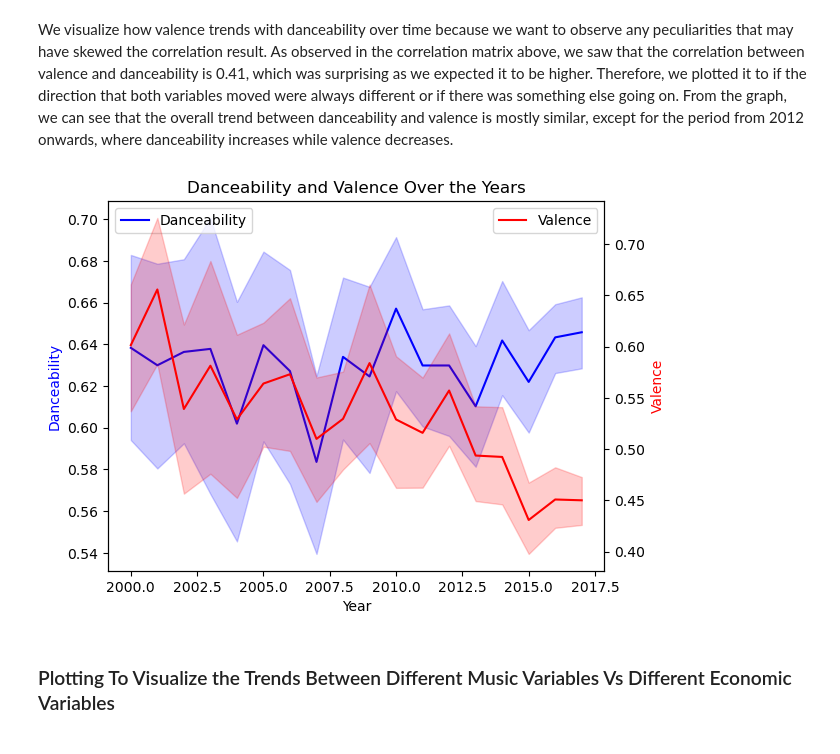
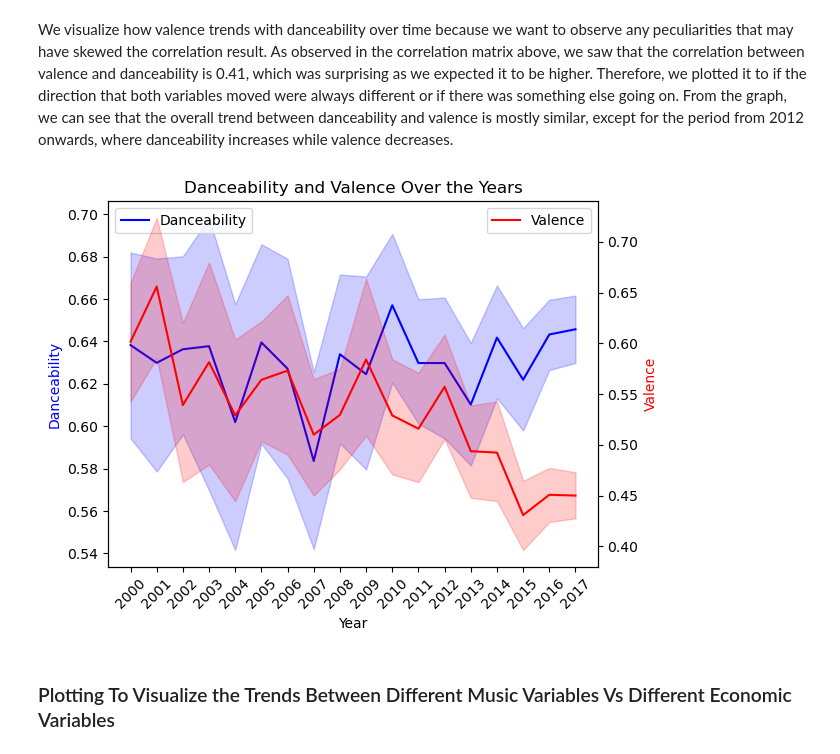
Before and after one commit to yp358/info2950-proj, a Jupyter notebook: p2-final.ipynb, the cells around one changed output. Cells and saved outputs as stored; diff of their text form; code cells hidden in the pictures.

Commit message:
reset xticks - 3rd attempt

```diff
--- a/p2-final.ipynb
+++ b/p2-final.ipynb
@@ -461,31 +461,38 @@ We visualize how valence trends with danceability over time because we want to o
 # %%
 # visualize time series of valence and danceability across the years
 fig, ax1 = plt.subplots()
 
 sns.lineplot(x='year', y='danceability', data=cleandata,\
     ax=ax1, color='blue', label='Danceability')
 ax1.set_ylabel('Danceability', color='blue')
 
 ax2 = ax1.twinx()
 
 sns.lineplot(x='year', y='valence', data=cleandata, \
     ax=ax2, color='red', label='Valence')
 ax2.set_ylabel('Valence', color='red')
 
 ax1.set_title('Danceability and Valence Over the Years')
 ax1.set_xlabel('Year')
 
 # fix legends: Add them manually by using the correct handles
-lines1, _ = ax1.get_legend_handles_labels()  # Get handles for ax1
-lines2, _ = ax2.get_legend_handles_labels()  # Get handles for ax2
+lines1, _ = ax1.get_legend_handles_labels()
+lines2, _ = ax2.get_legend_handles_labels()
 
 # add both legends to ax1, ensuring the labels are correct
 ax1.legend(lines1, ['Danceability'], loc='upper left')
 ax2.legend(lines2, ['Valence'], loc='upper right')
 
+# reseting the x-axis ticks to be per year
+years = np.arange(int(cleandata['year'].min()),\
+    int(cleandata['year'].max()) + 1, 1)
+ax1.set_xticks(years)
+ax1.set_xticklabels(years, rotation=45)
+
+plt.tight_layout()
 plt.show()
 # %% [output]
-[figure, old version]
+[figure, new version]
 # %% [markdown]
 ### Plotting To Visualize the Trends Between Different Music Variables Vs Different Economic Variables
 # %% [markdown]
```
Also changed, not shown: parts of 9 cells of this notebook.
